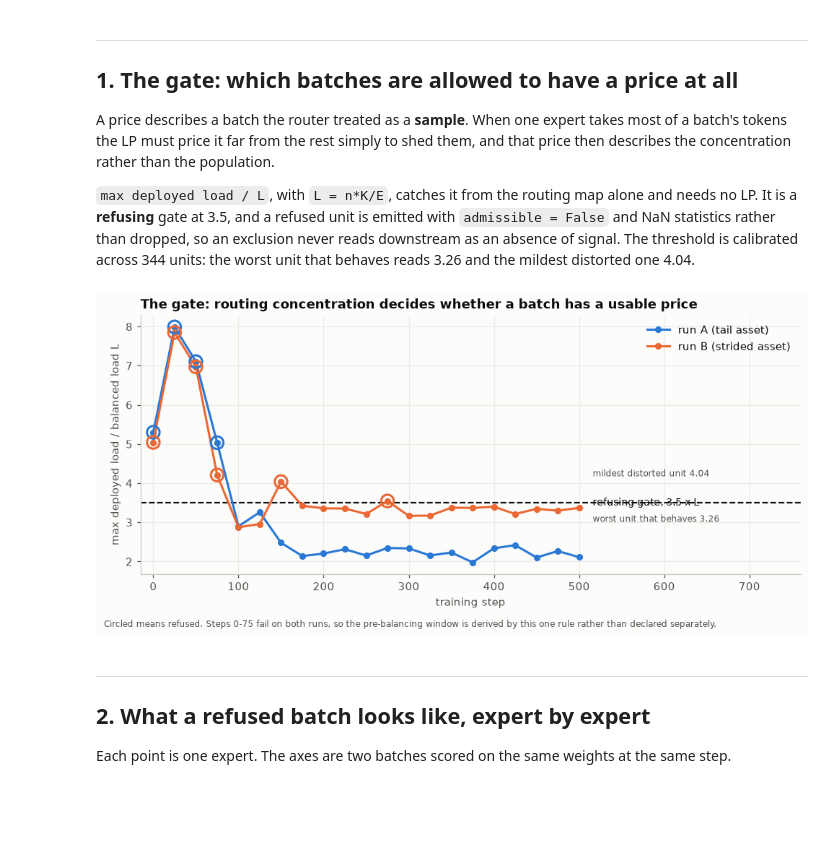
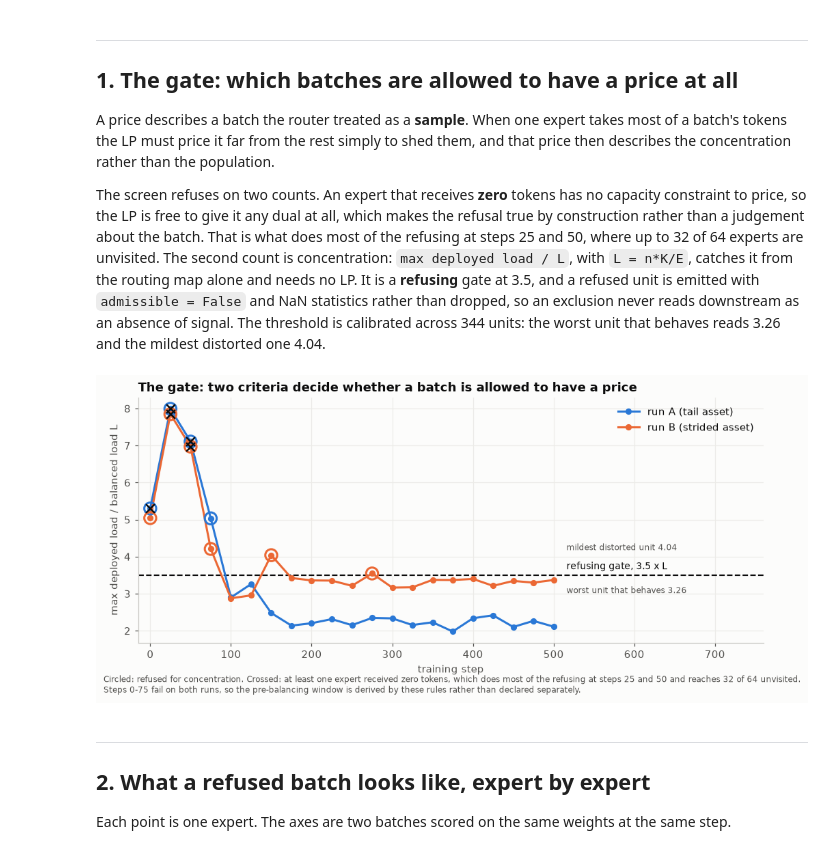
Before and after one commit to oberpierre/moe-congestion-routing, a Jupyter notebook: notebooks/alflb_price_internalization.ipynb, the cells around one changed output. Cells and saved outputs as stored; diff of their text form; code cells hidden in the pictures; blank space fills up the shorter version.

```diff
--- a/notebooks/alflb_price_internalization.ipynb
+++ b/notebooks/alflb_price_internalization.ipynb
@@ -116,6 +116,10 @@ A price describes a batch the router treated as a **sample**. When one expert ta
 batch's tokens the LP must price it far from the rest simply to shed them, and that price then
 describes the concentration rather than the population.
 
+The screen refuses on two counts. An expert that receives **zero** tokens has no capacity
+constraint to price, so the LP is free to give it any dual at all, which makes the refusal true by
+construction rather than a judgement about the batch. That is what does most of the refusing at
+steps 25 and 50, where up to 32 of 64 experts are unvisited. The second count is concentration:
 `max deployed load / L`, with `L = n*K/E`, catches it from the routing map alone and needs no LP.
 It is a **refusing** gate at 3.5, and a refused unit is emitted with `admissible = False` and NaN
 statistics rather than dropped, so an exclusion never reads downstream as an absence of signal. The
@@ -135,42 +139,61 @@ for key, (label, colour) in runs.items():
     for r in rows:
         if key in r["dump"]:
             worst[int(r["step"])] = max(worst[int(r["step"])], num(r, "max_load_over_balanced"))
+    dead = defaultdict(int)
+    for r in rows:
+        if key in r["dump"]:
+            dead[int(r["step"])] += int(r["dead_experts"])
     steps = sorted(worst)
     values = [worst[s] for s in steps]
     ax.plot(steps, values, "-o", color=colour, lw=2, ms=5, label=label, zorder=3)
     bad = [(s, v) for s, v in zip(steps, values, strict=True) if v > LIMIT]
     if bad:
         ax.scatter(
             [b[0] for b in bad],
             [b[1] for b in bad],
             s=130,
             facecolor="none",
             edgecolor=colour,
             lw=2,
             zorder=4,
         )
 
+    starved = [(s, v) for s, v in zip(steps, values, strict=True) if dead[s]]
+    if starved:
+        ax.scatter(
+            [b[0] for b in starved],
+            [b[1] for b in starved],
+            marker="x",
+            s=70,
+            color=INK,
+            lw=1.6,
+            zorder=5,
+        )
+
+worst_starved = max(int(r["dead_experts"]) for r in rows)
 ax.axhline(LIMIT, color=INK, lw=1.4, ls="--", zorder=2)
-ax.annotate(f"refusing gate, {LIMIT} x L", (516, LIMIT), va="center", fontsize=9, color=INK)
+ax.annotate(f"refusing gate, {LIMIT} x L", (516, LIMIT + 0.1), va="bottom", fontsize=9, color=INK)
 ax.annotate("worst unit that behaves 3.26", (516, 3.20), va="top", fontsize=8, color=MUTED)
 ax.annotate("mildest distorted unit 4.04", (516, 4.12), va="bottom", fontsize=8, color=MUTED)
 ax.set_xlabel("training step")
 ax.set_ylabel("max deployed load / balanced load L")
-ax.set_title("The gate: routing concentration decides whether a batch has a usable price")
+ax.set_title("The gate: two criteria decide whether a batch is allowed to have a price")
 ax.set_xlim(-15, 760)
 ax.legend(frameon=False, loc="upper right")
 fig.text(
     0.008,
     -0.02,
-    "Circled means refused. Steps 0-75 fail on both runs, so the pre-balancing "
-    "window is derived by this one rule rather than declared separately.",
+    "Circled: refused for concentration. Crossed: at least one expert received zero tokens, "
+    f"which does most of the refusing at steps 25 and 50 and reaches {worst_starved} of 64 "
+    "unvisited.\nSteps 0-75 fail on both runs, so the pre-balancing window is derived by these "
+    "rules rather than declared separately.",
     fontsize=8,
     color=MUTED,
 )
 fig.tight_layout()
 plt.show()
 # %% [output]
-[figure, old version]
+[figure, new version]
 # %% [markdown]
 ---
 ## 2. What a refused batch looks like, expert by expert
```
Also changed, not shown: parts of 8 cells of this notebook, 2 other files.
